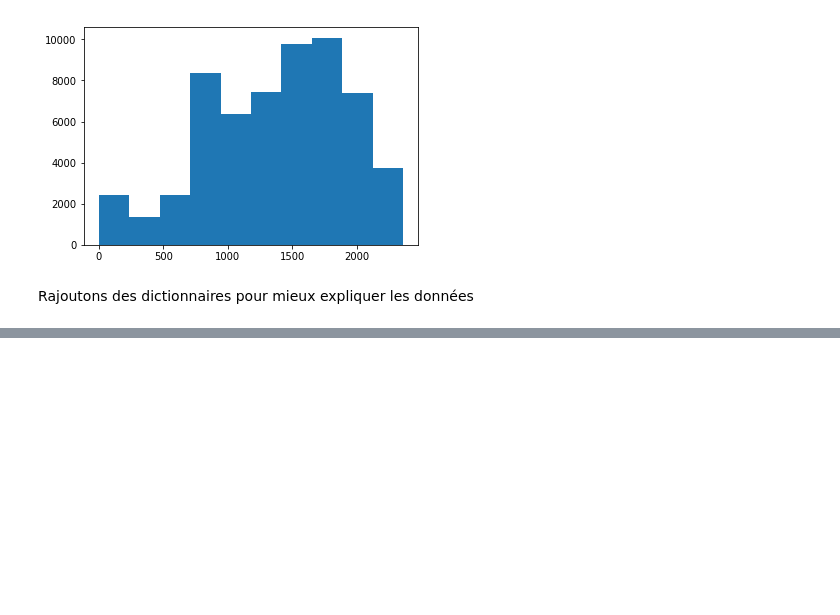
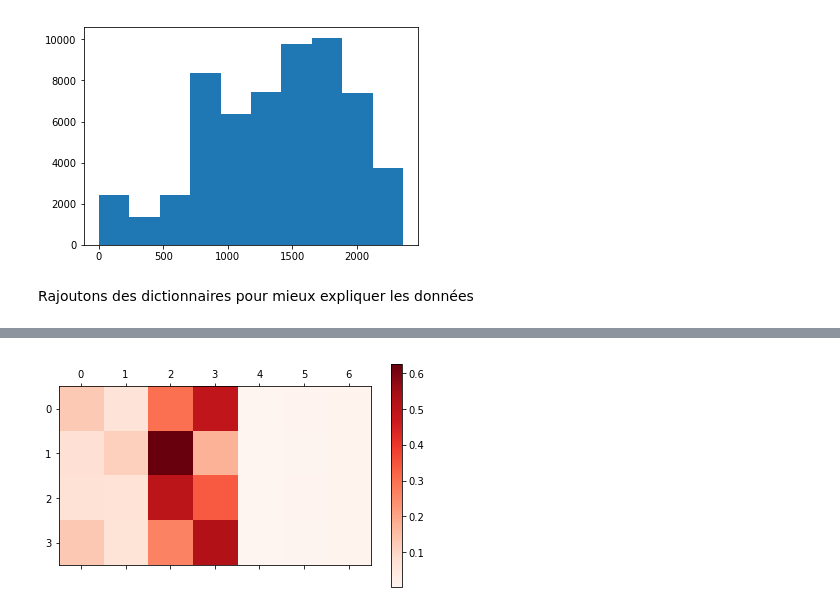
Before and after one commit to ericbenhamou/MASH_IPJ_2018, a Jupyter notebook: Rapport.ipynb, the cells around one changed output, grey strips where cells are left out. Saved outputs shown, nothing was run; the diff lists cells and outputs as text; code cells hidden in the pictures; blank space fills up the shorter version.

```diff
--- a/Rapport.ipynb
+++ b/Rapport.ipynb
@@ -133,0 +136,16 @@ plt.show()
+# %%
+import numpy as np
+
+table = dfs[0].merge(dfs[2])
+np.set_printoptions(threshold=3)
+t1 = pd.crosstab(table['grav'], table['catr'] , normalize='index')
+
+grav_dict = {
+1: 'indemne',
+2: 'tue',
+3: 'blesse',
+4: 'blesse leger'}
+
+print( t1  )
+print(grav_dict)
+print(catr_dict)
@@ -133,0 +161,7 @@ plt.show()
+# %%
+import matplotlib.cm as cm
+plt.matshow( t1.values, cmap=cm.Reds, interpolation='none')
+plt.colorbar()
+plt.show()
+# %% [output]
+[figure, added]
```
Also changed, not shown: parts of 6 cells of this notebook.
